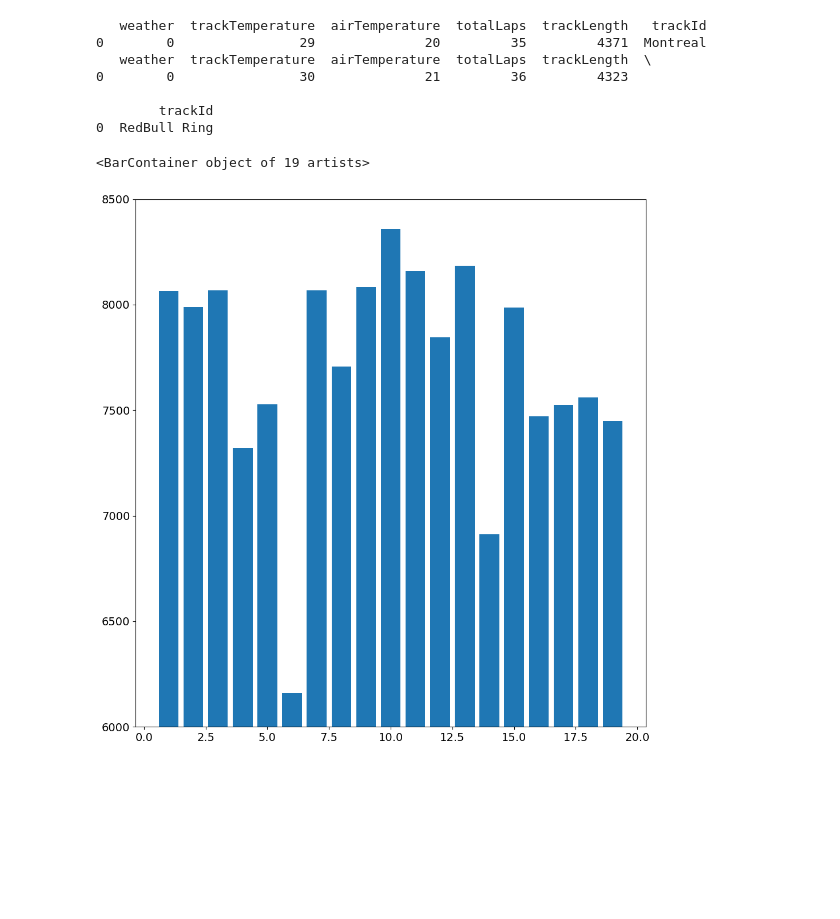
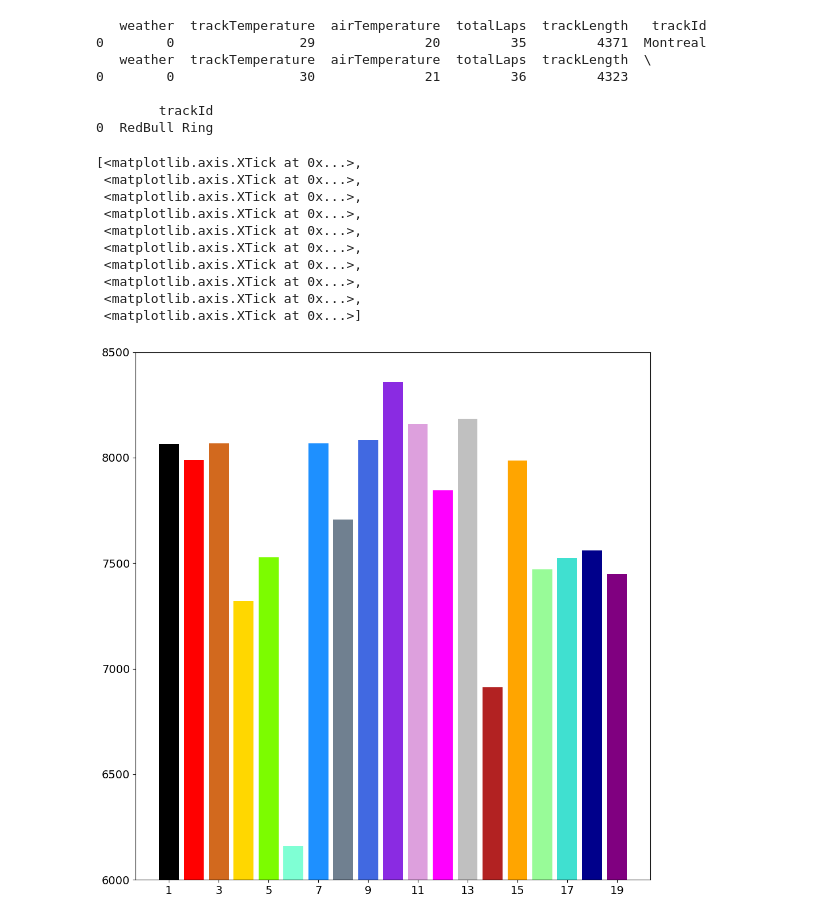
Before and after one commit to rbpowellGA/F1_race_data, a Jupyter notebook: notebooks/analysis.ipynb, the cells around one changed output. Saved outputs shown, nothing was run; the diff lists cells and outputs as text; code cells hidden in the pictures; blank space fills up the shorter version.

```diff
--- a/notebooks/analysis.ipynb
+++ b/notebooks/analysis.ipynb
@@ -491,17 +521,28 @@ print(sd837)
 ## I want to see a hist of brake usage to compare against speed average.
 # %%
 brake_filter = tm145.brake > 0
+
 
 brake_filtered = tm145[brake_filter]
 
 barset = brake_filtered[['pilot_index', 'brake']].groupby(["pilot_index"]).count()
 
 low= brake_filtered['brake'].count()
-
+my_cmap = ['black', 'red', 'chocolate', 'gold', 'lawngreen', 'aquamarine', 'dodgerblue', 'slategray', 'royalblue', 'blueviolet', 'plum', 'fuchsia', 'silver','firebrick','orange', 'palegreen', 'turquoise', 'darkblue','purple']
 #barset.index
 fig, ax = plt.subplots(tight_layout=True)
 plt.ylim(6000,8500)
-ax.bar(barset.index,barset['brake'])
+ax.bar(barset.index,barset['brake'], color = my_cmap)
+ax.xaxis.set_ticks([1,3,5,7,9,11,13,15,17,19])
 # %% [output]
-<BarContainer object of 19 artists>
+[<matplotlib.axis.XTick at 0x...>,
+ <matplotlib.axis.XTick at 0x...>,
+ <matplotlib.axis.XTick at 0x...>,
+ <matplotlib.axis.XTick at 0x...>,
+ <matplotlib.axis.XTick at 0x...>,
+ <matplotlib.axis.XTick at 0x...>,
+ <matplotlib.axis.XTick at 0x...>,
+ <matplotlib.axis.XTick at 0x...>,
+ <matplotlib.axis.XTick at 0x...>,
+ <matplotlib.axis.XTick at 0x...>]
-[figure, old version]
+[figure, new version]
```
Also changed, not shown: parts of 11 cells of this notebook, 18 other files.
